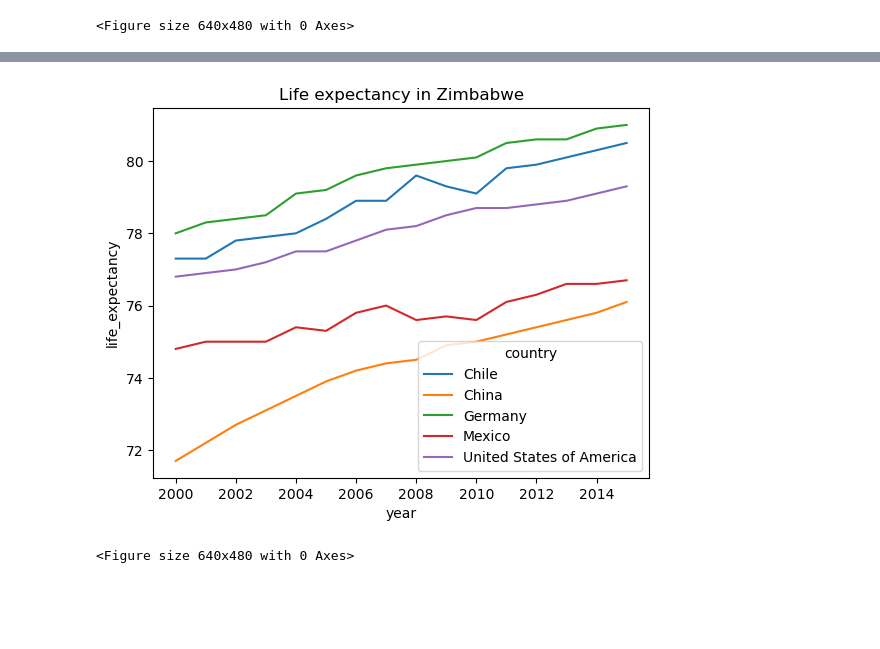
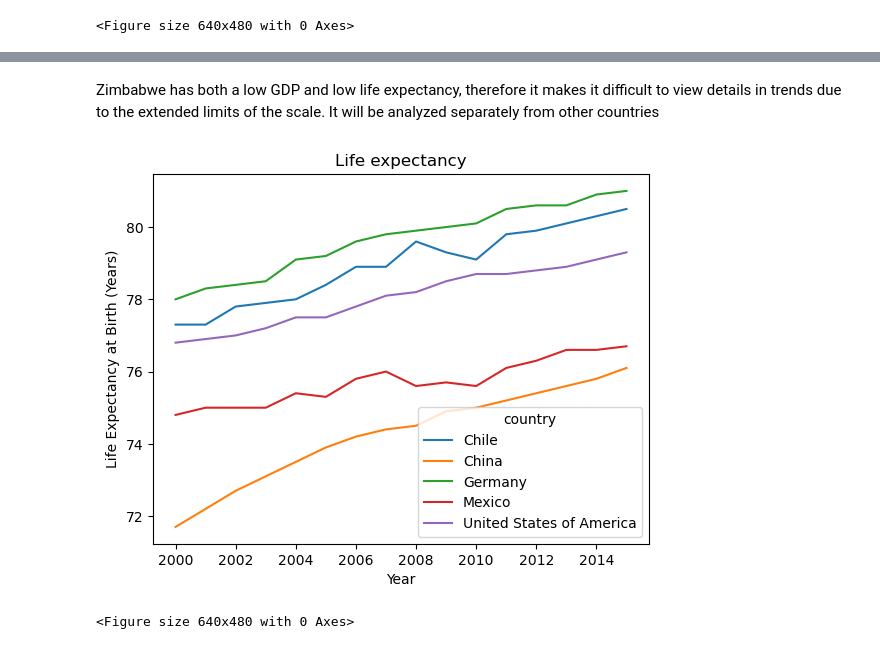
Before and after one commit to RodriguezCanoJP/LifeExpectancy_GDP, a Jupyter notebook: life_expectancy_gdp.ipynb, the cells around one changed output, grey strips where cells are left out. Saved outputs shown, nothing was run; the diff lists cells and outputs as text; code cells hidden in the pictures; blank space fills up the shorter version.

```diff
--- a/life_expectancy_gdp.ipynb
+++ b/life_expectancy_gdp.ipynb
@@ -111,11 +119,15 @@ for country in df.country.unique():
 <Figure size 640x480 with 0 Axes>
+# %% [markdown]
+Zimbabwe has both a low GDP and low life expectancy, therefore it makes it difficult to view details in trends due to the extended limits of the scale. It will be analyzed separately from other countries
 # %%
 not_zimbabwe = df[df.country != 'Zimbabwe']
 sns.lineplot(x='year', y='life_expectancy', data=not_zimbabwe, hue='country')
-plt.title("Life expectancy in " + country)
+plt.title("Life expectancy")
+plt.ylabel("Life Expectancy at Birth (Years)")
+plt.xlabel("Year")
 plt.show()
 plt.clf()
 # %% [output]
-[figure, old version]
+[figure, new version]
 <Figure size 640x480 with 0 Axes>
 # %%
```
Also changed, not shown: parts of 10 cells of this notebook.
